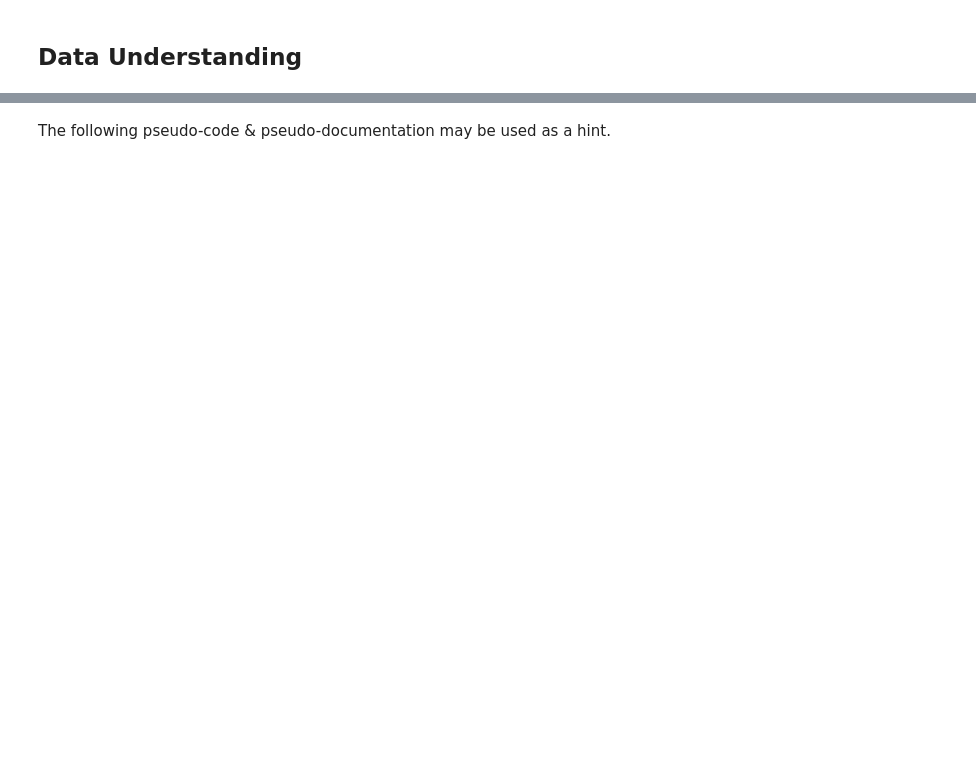
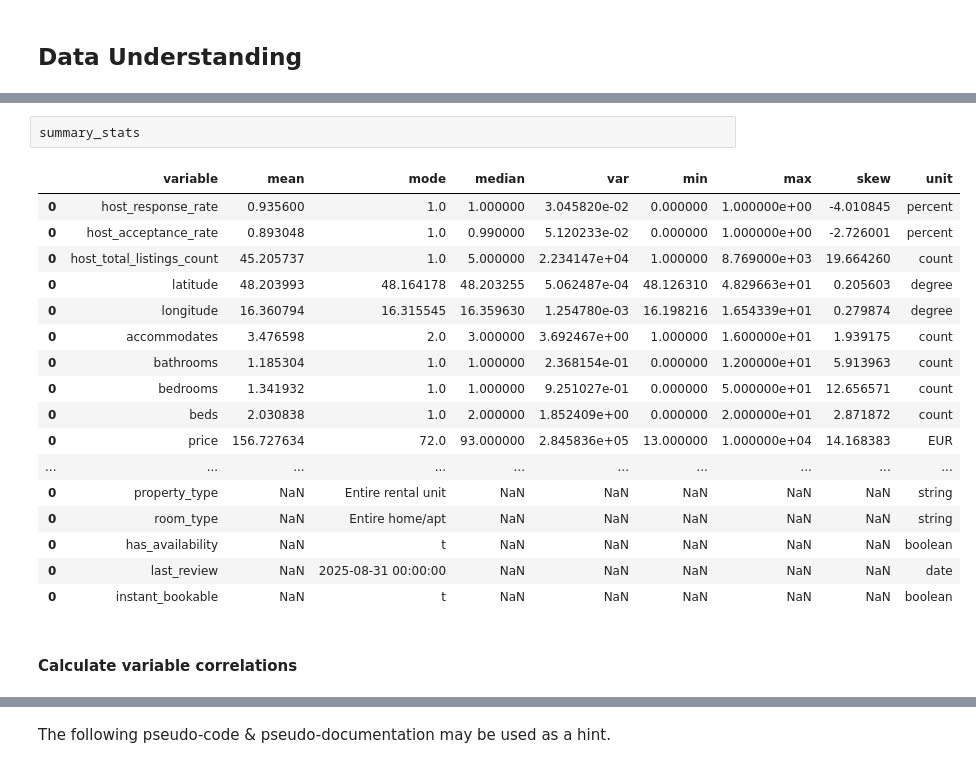
Before and after one commit to philippmoessner/tuwien_bi, a Jupyter notebook: Assignment3/notebook.ipynb, the cells around one changed output, grey strips where cells are left out. Drawn from its saved outputs; the diff is of its cells as text; blank space fills up the shorter version.

```diff
--- a/Assignment3/notebook.ipynb
+++ b/Assignment3/notebook.ipynb
@@ -258,0 +600,22 @@ engine.insert(business_understanding_data_executor, prefixes=prefixes)
+# %%
+summary_stats
+# %% [output]
+|  | variable | mean | mode | median | var | min | max | skew | unit |
+| 0 | host_response_rate | 0.935600 | 1.0 | 1.000000 | 3.045820e-02 | 0.000000 | 1.000000e+00 | -4.010845 | percent |
+| 0 | host_acceptance_rate | 0.893048 | 1.0 | 0.990000 | 5.120233e-02 | 0.000000 | 1.000000e+00 | -2.726001 | percent |
+| 0 | host_total_listings_count | 45.205737 | 1.0 | 5.000000 | 2.234147e+04 | 1.000000 | 8.769000e+03 | 19.664260 | count |
+| 0 | latitude | 48.203993 | 48.164178 | 48.203255 | 5.062487e-04 | 48.126310 | 4.829663e+01 | 0.205603 | degree |
+| 0 | longitude | 16.360794 | 16.315545 | 16.359630 | 1.254780e-03 | 16.198216 | 1.654339e+01 | 0.279874 | degree |
+| 0 | accommodates | 3.476598 | 2.0 | 3.000000 | 3.692467e+00 | 1.000000 | 1.600000e+01 | 1.939175 | count |
+| 0 | bathrooms | 1.185304 | 1.0 | 1.000000 | 2.368154e-01 | 0.000000 | 1.200000e+01 | 5.913963 | count |
+| 0 | bedrooms | 1.341932 | 1.0 | 1.000000 | 9.251027e-01 | 0.000000 | 5.000000e+01 | 12.656571 | count |
+| 0 | beds | 2.030838 | 1.0 | 2.000000 | 1.852409e+00 | 0.000000 | 2.000000e+01 | 2.871872 | count |
+| 0 | price | 156.727634 | 72.0 | 93.000000 | 2.845836e+05 | 13.000000 | 1.000000e+04 | 14.168383 | EUR |
+| ... | ... | ... | ... | ... | ... | ... | ... | ... | ... |
+| 0 | property_type | NaN | Entire rental unit | NaN | NaN | NaN | NaN | NaN | string |
+| 0 | room_type | NaN | Entire home/apt | NaN | NaN | NaN | NaN | NaN | string |
+| 0 | has_availability | NaN | t | NaN | NaN | NaN | NaN | NaN | boolean |
+| 0 | last_review | NaN | 2025-08-31 00:00:00 | NaN | NaN | NaN | NaN | NaN | date |
+| 0 | instant_bookable | NaN | t | NaN | NaN | NaN | NaN | NaN | boolean |
+# %% [markdown]
+#### Calculate variable correlations
```
Also changed, not shown: parts of 28 cells of this notebook, 1 other file.
